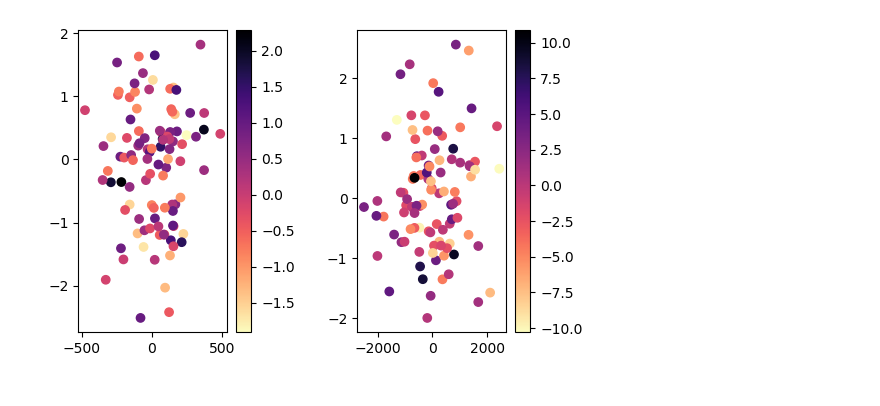
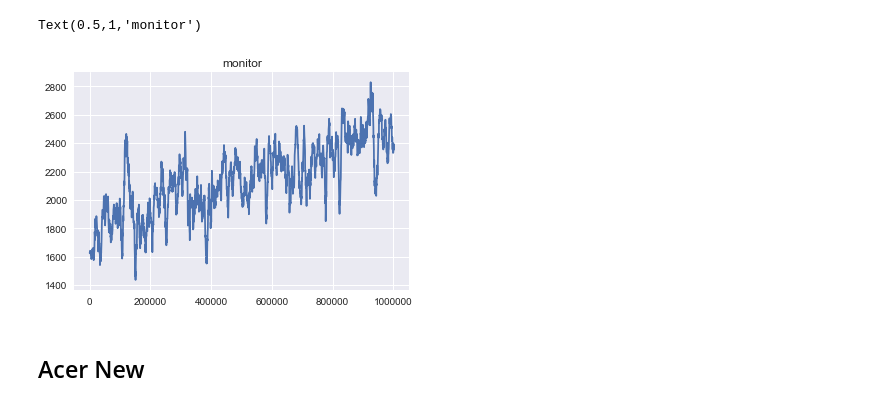
Before and after one commit to liziniu/SuperMario, a Jupyter notebook: Untitled.ipynb, the cells around one changed output. Cells and saved outputs as stored; diff of their text form; code cells hidden in the pictures.

```diff
--- a/Untitled.ipynb
+++ b/Untitled.ipynb
@@ -3,8 +3,9 @@
 # %%
-import pickle
+import matplotlib.pyplot as plt
 import numpy as np
-import matplotlib.pyplot as plt
-from matplotlib.colors import Colormap, Normalize
+from baselines.common import plot_util as pu
+import os
 import pandas as pd
-import seaborn as sns
-# plt.style.use("ggplot")
+import pickle as pkl
+plt.style.use("seaborn")
+% matplotlib inline
@@ -69,13 +12,12 @@ plt.show()
-# %%
-cmap = plt.cm.get_cmap('magma_r')
-plt.figure(dpi=100)
-plt.subplot(1, 2, 1)
-plt.scatter(x=np.random.randn(100)*200, y=np.random.randn(100), c=np.random.randn(100), cmap=cmap)
-plt.colorbar()
-plt.subplot(1, 2, 2)
-plt.scatter(x=np.random.randn(100)*1000, y=np.random.randn(100), c=np.random.randn(100)*5, cmap=cmap)
-plt.colorbar()
-plt.subplots_adjust(wspace=0.5, hspace =0)
-plt.show()
-# %% [output]
-[figure, removed]
+# %%
+path = "logs/acer/2019-04-25-15-25-13-599395"
+results = pu.load_results(path)
+r = results[0]
+# %%
+plt.plot(np.cumsum(r.monitor.l), pu.smooth(r.monitor.r, radius=10))
+plt.title("monitor")
+# %% [output]
+Text(0.5,1,'monitor')
+[figure, added]
+# %% [markdown]
+## Acer New
```
Also changed, not shown: parts of 13 cells of this notebook, 5 other files.
